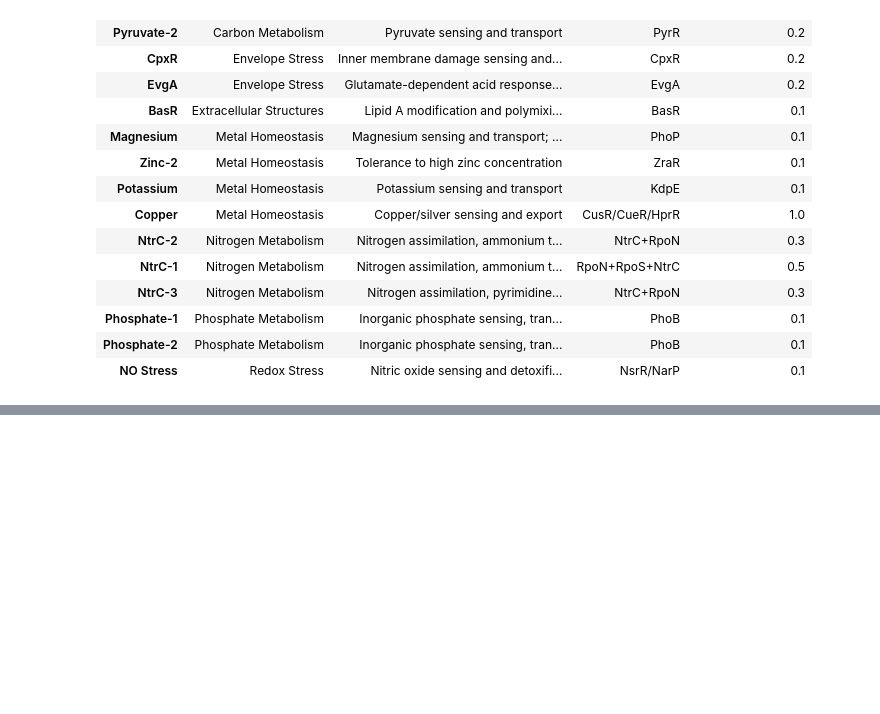
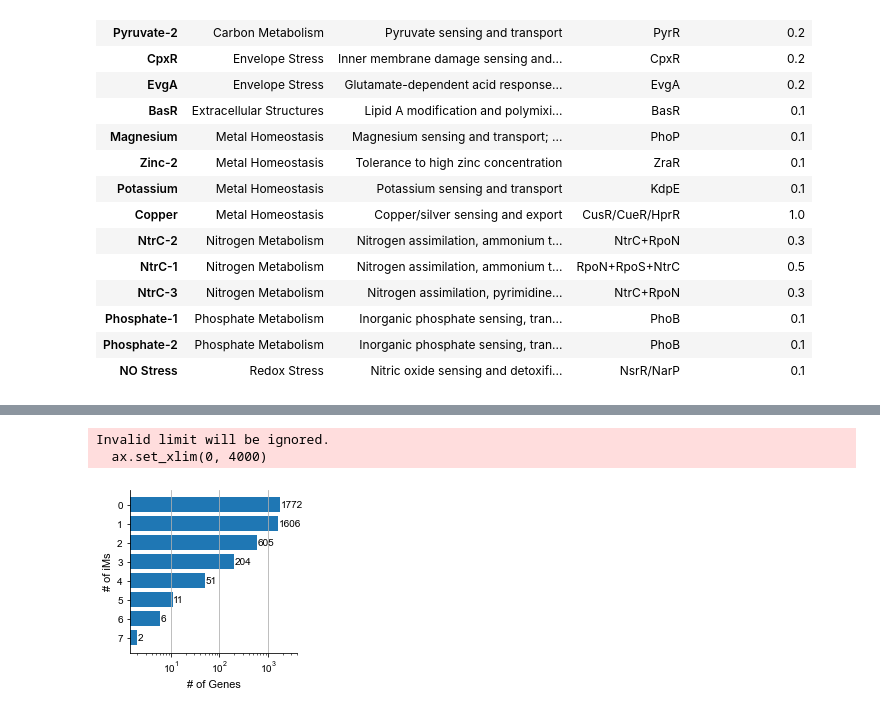
Before and after one commit to SBRG/precise1k, a Jupyter notebook: notebooks/precise1k/fig__summarize_imodulons.ipynb, the cells around one changed output, grey strips where cells are left out. Drawn from its saved outputs; the diff is of its cells as text; code cells hidden in the pictures; blank space fills up the shorter version.

```diff
--- a/notebooks/precise1k/fig__summarize_imodulons.ipynb
+++ b/notebooks/precise1k/fig__summarize_imodulons.ipynb
@@ -312,0 +352,3 @@ tcs_im_df.to_csv(os.path.join(FIG_PATH, 'tcs_im_table.csv'))
+# %%
+gene_im_df = pd.DataFrame(ica_data.M_binarized.sum(axis=1).sort_values(ascending=False), columns=['n_ims']).merge(
+    ica_data.gene_table, how='left', left_index=True, right_index=True)
@@ -312,0 +371,25 @@ tcs_im_df.to_csv(os.path.join(FIG_PATH, 'tcs_im_table.csv'))
+# %%
+_, ax = plt.subplots(figsize=(3, 3))
+
+plot_dict = {int(n_ims): n_im_df.shape[0] for n_ims, n_im_df in gene_im_df.groupby('n_ims')}
+
+for n_ims, gene_count in plot_dict.items():
+    ax.barh(len(plot_dict) - n_ims, gene_count, color='tab:blue')
+    ax.text(gene_count * 1.02, len(plot_dict) - n_ims, gene_count, va='center')
+
+for loc, s in ax.spines.items():
+    if loc in ['top', 'right']:
+        s.set_visible(False)
+ax.set_yticks(range(1, 9))
+ax.set_yticklabels(list(range(0, 8))[::-1])
+ax.set_xscale('log')
+ax.xaxis.grid()
+ax.set_xlim(0, 4000)
+ax.set_xlabel('# of Genes', fontsize=11)
+ax.set_ylabel('# of iMs', fontsize=11)
+plt.savefig(os.path.join(FIG_PATH, 'multi_im_genes.svg'), dpi=400, bbox_inches='tight')
+plt.savefig(os.path.join(FIG_PATH, 'multi_im_genes.png'), dpi=400, bbox_inches='tight')
+# %% [output]
+Invalid limit will be ignored.
+  ax.set_xlim(0, 4000)
+[figure, added]
```
Also changed, not shown: parts of 8 cells of this notebook, 7 other files.
